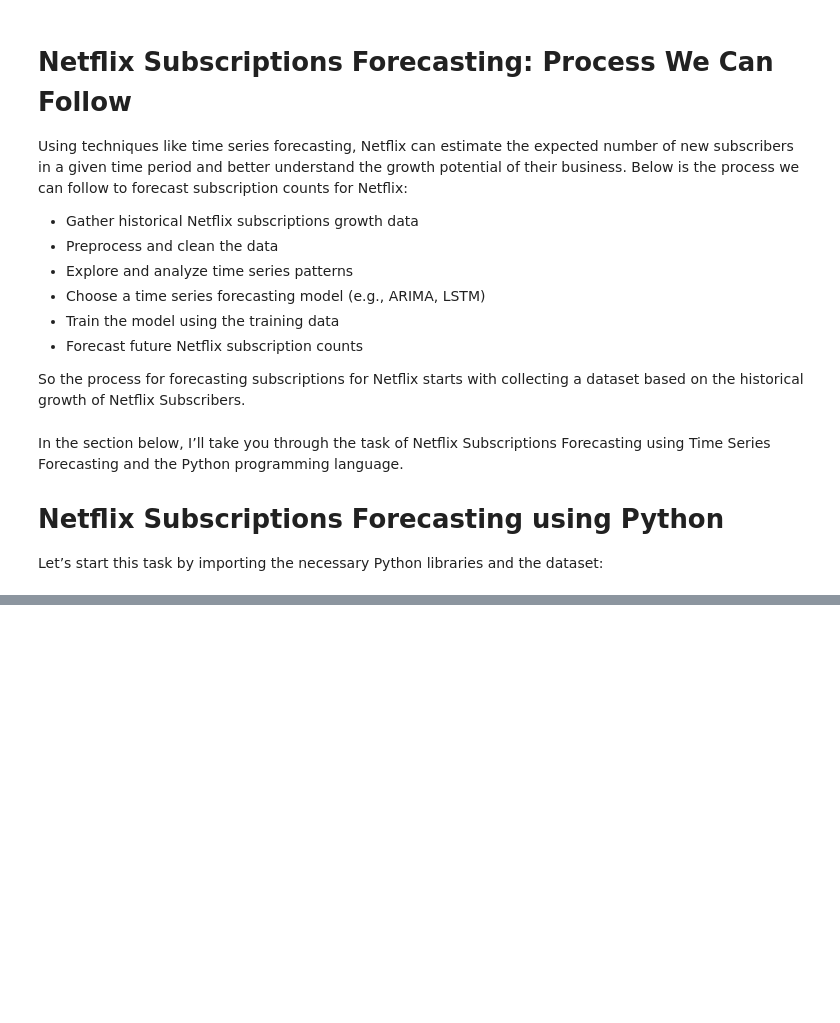
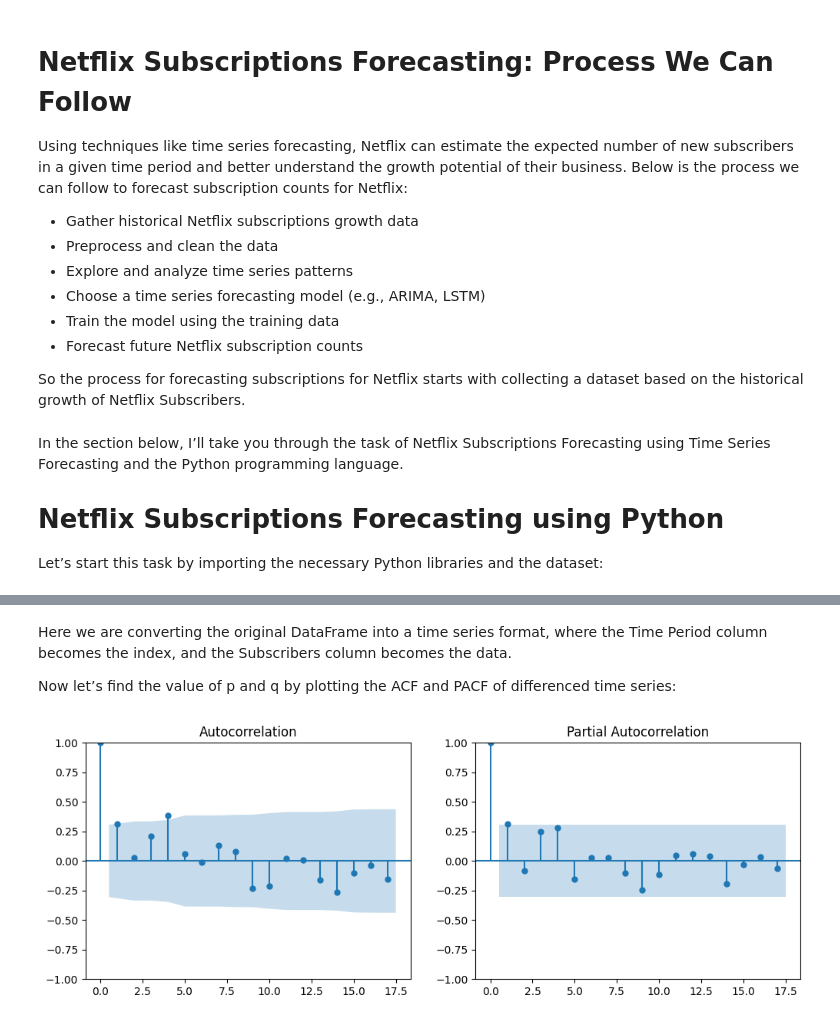
Before and after one commit to jibbsmathew/NetflixSubscriptionsForecasting, a Jupyter notebook: NetflixSubscriptionsForecasting.ipynb, the cells around one changed output, grey strips where cells are left out. Drawn from its saved outputs; the diff is of its cells as text; code cells hidden in the pictures; blank space fills up the shorter version.

Commit message:
Created using Colaboratory update 2

```diff
--- a/NetflixSubscriptionsForecasting.ipynb
+++ b/NetflixSubscriptionsForecasting.ipynb
@@ -50,0 +51,3 @@ if 'google.colab' in sys.modules:
+# %%
+df = pd.read_csv("data/Netflix-Subscriptions.csv")
+df.head()
@@ -50,0 +63,3 @@ if 'google.colab' in sys.modules:
+# %%
+df['Time Period'] = pd.to_datetime(df['Time Period'],format='%d/%m/%Y')
+print(df.head())
@@ -50,0 +113,20 @@ if 'google.colab' in sys.modules:
+# %%
+# Calculate the yearly growth rate
+df['Year'] = df['Time Period'].dt.year
+yearly_growth = df.groupby('Year')['Subscribers'].pct_change().fillna(0) * 100
+
+# Create a new column for bar color (green for positive growth, red for negative growth)
+df['Bar Color'] = yearly_growth.apply(lambda x: 'green' if x > 0 else 'red')
+
+# Plot the yearly subscriber growth rate using bar graphs
+fig = go.Figure()
+fig.add_trace(go.Bar(
+    x=df['Year'],
+    y=yearly_growth,
+    marker_color=df['Bar Color'],
+    name='Yearly Growth Rate'
+))
+fig.update_layout(title='Netflix Yearly Subscriber Growth Rate',
+                  xaxis_title='Year',
+                  yaxis_title='Yearly Growth Rate (%)')
+fig.show()
@@ -50,0 +138,16 @@ if 'google.colab' in sys.modules:
+# %%
+time_series = df.set_index('Time Period')['Subscribers']
+# %% [markdown]
+Here we are converting the original DataFrame into a time series format, where the Time Period column becomes the index, and the Subscribers column becomes the data.
+
+Now let’s find the value of p and q by plotting the ACF and PACF of differenced time series:
+# %%
+differenced_series = time_series.diff().dropna()
+
+# Plot ACF and PACF of differenced time series
+fig, axes = plt.subplots(1, 2, figsize=(12, 4))
+plot_acf(differenced_series, ax=axes[0])
+plot_pacf(differenced_series, ax=axes[1])
+plt.show()
+# %% [output]
+[figure, added]
```
Also changed, not shown: parts of 19 cells of this notebook.
